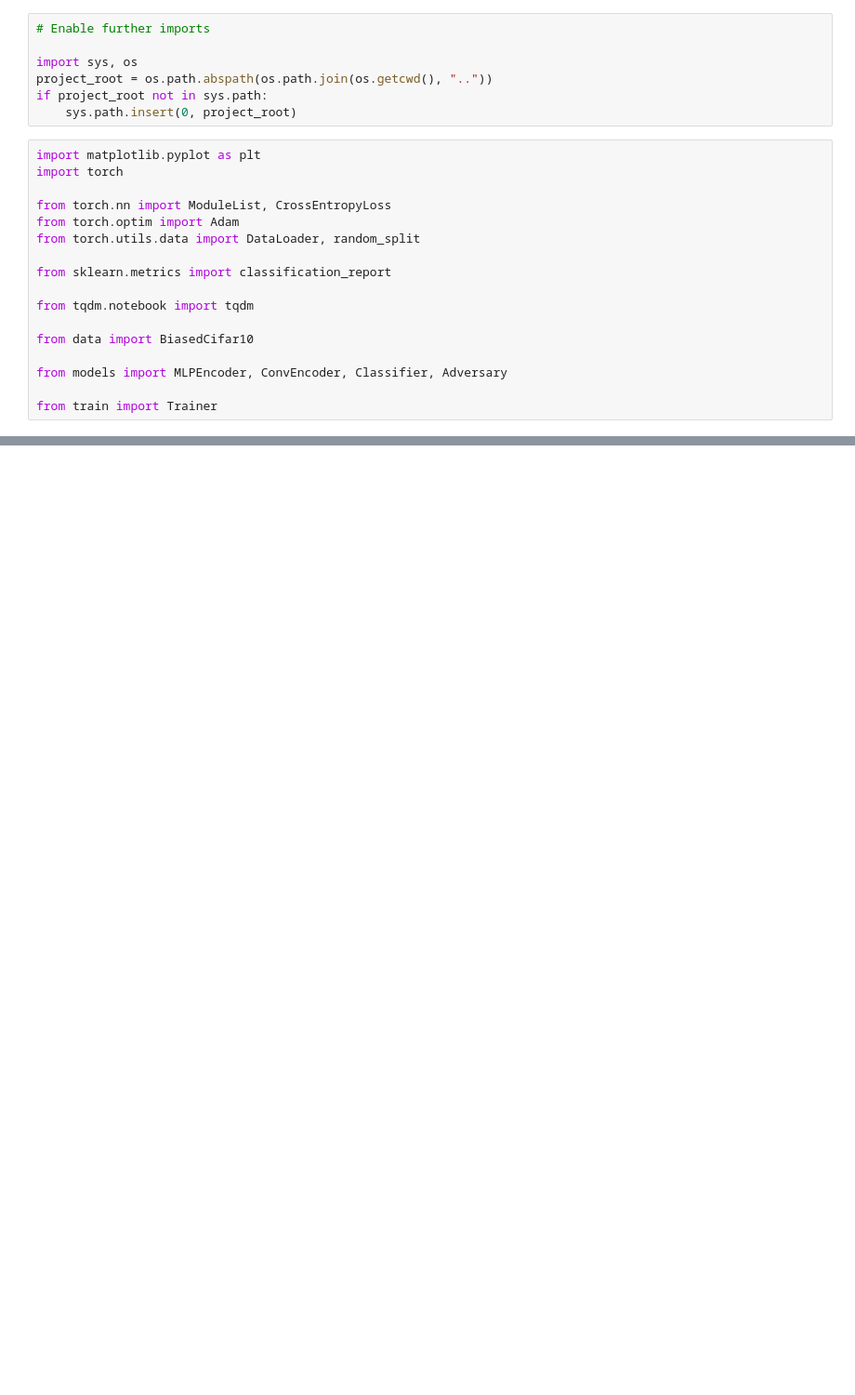
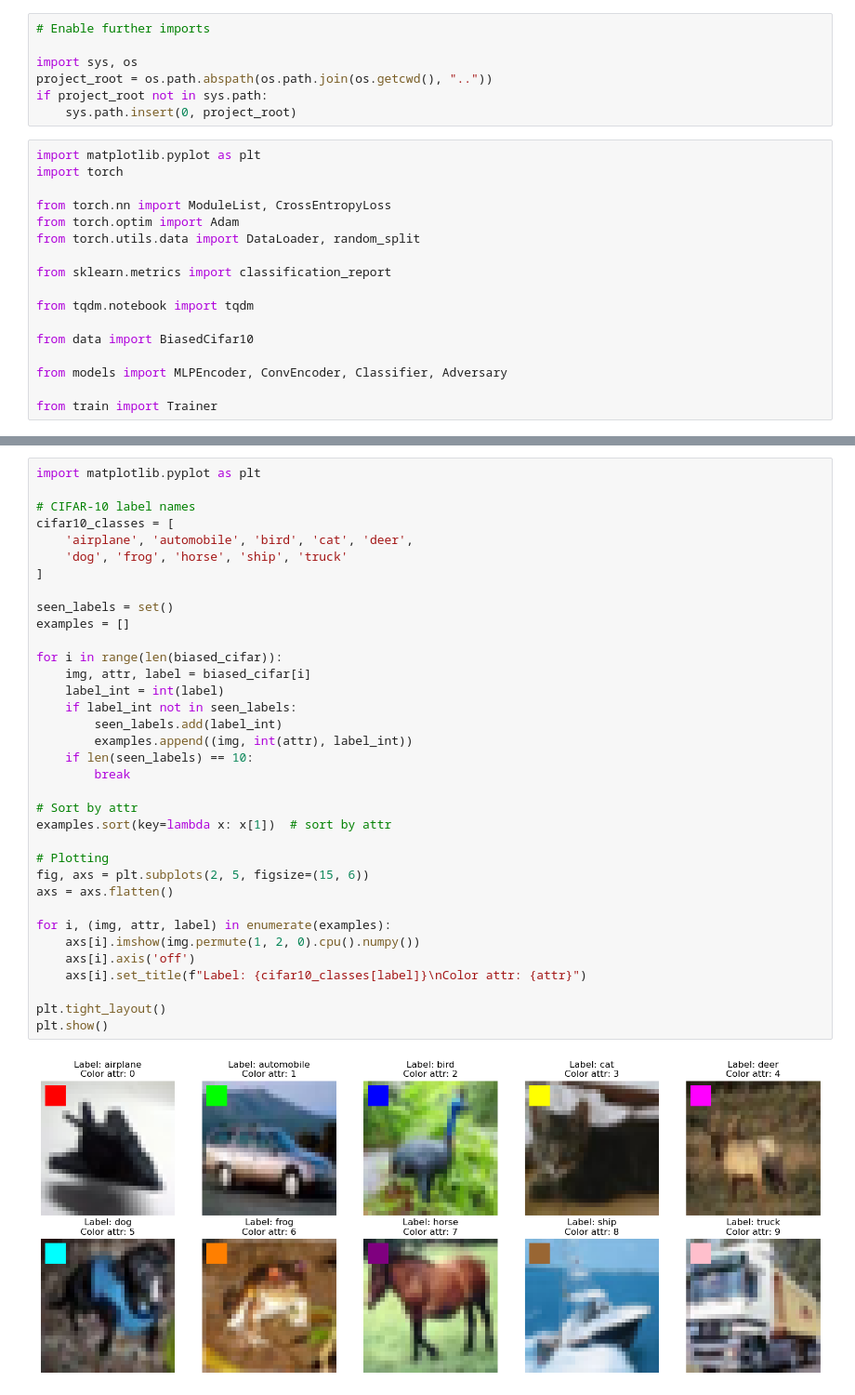
Before and after one commit to Vinschers/LAFTR, a Jupyter notebook: notebooks/cifar10.ipynb, the cells around one changed output, grey strips where cells are left out. Shown at 93% size. Saved outputs shown, nothing was run; the diff lists cells and outputs as text; blank space fills up the shorter version.

```diff
--- a/notebooks/cifar10.ipynb
+++ b/notebooks/cifar10.ipynb
@@ -57,0 +60,37 @@ True label: tensor(6)
+# %%
+import matplotlib.pyplot as plt
+
+# CIFAR-10 label names
+cifar10_classes = [
+    'airplane', 'automobile', 'bird', 'cat', 'deer',
+    'dog', 'frog', 'horse', 'ship', 'truck'
+]
+
+seen_labels = set()
+examples = []
+
+for i in range(len(biased_cifar)):
+    img, attr, label = biased_cifar[i]
+    label_int = int(label)
+    if label_int not in seen_labels:
+        seen_labels.add(label_int)
+        examples.append((img, int(attr), label_int))
+    if len(seen_labels) == 10:
+        break
+
+# Sort by attr
+examples.sort(key=lambda x: x[1])  # sort by attr
+
+# Plotting
+fig, axs = plt.subplots(2, 5, figsize=(15, 6))
+axs = axs.flatten()
+
+for i, (img, attr, label) in enumerate(examples):
+    axs[i].imshow(img.permute(1, 2, 0).cpu().numpy())
+    axs[i].axis('off')
+    axs[i].set_title(f"Label: {cifar10_classes[label]}\nColor attr: {attr}")
+
+plt.tight_layout()
+plt.show()
+# %% [output]
+[figure, added]
```
Also changed, not shown: parts of 3 cells of this notebook, 1 other file.
